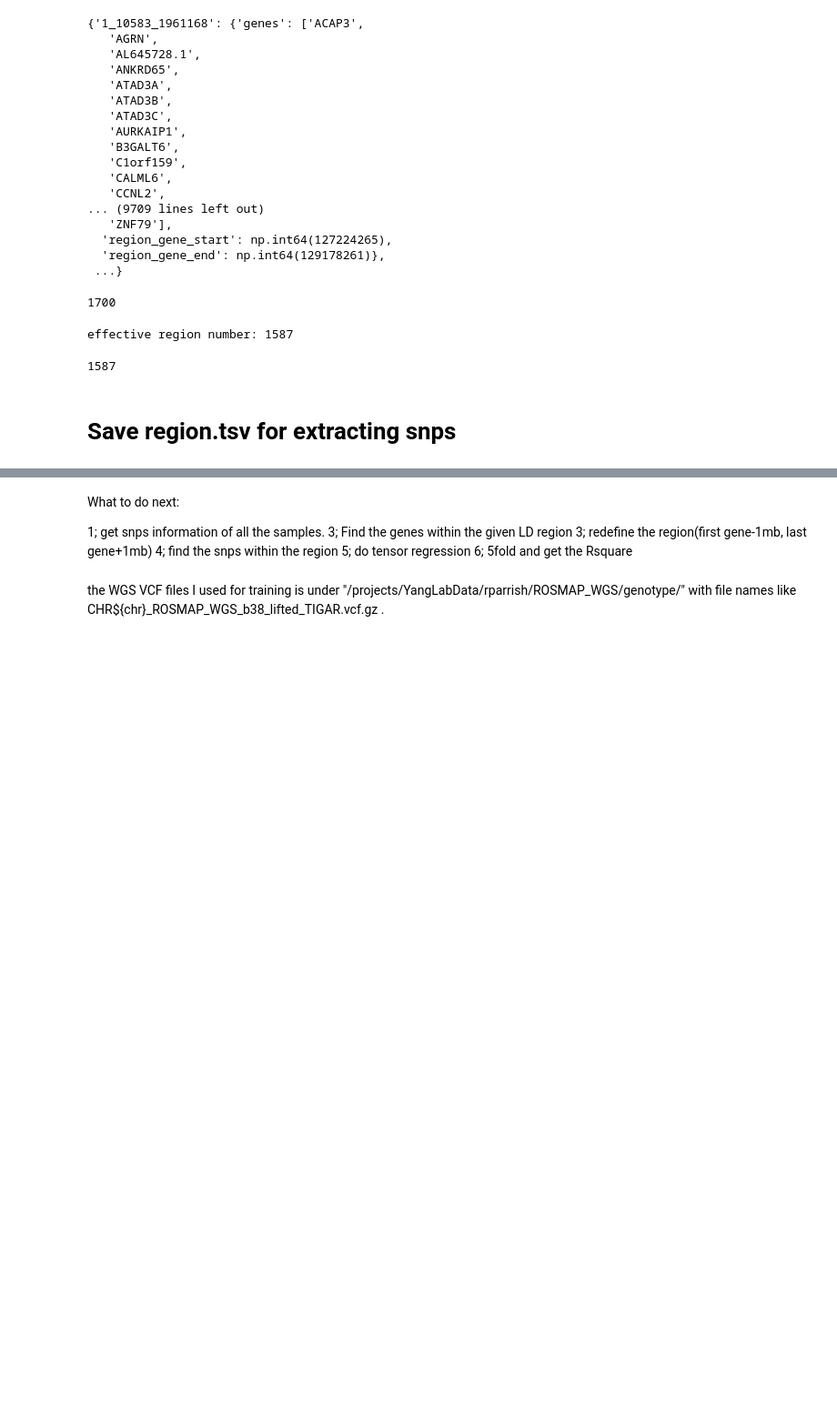
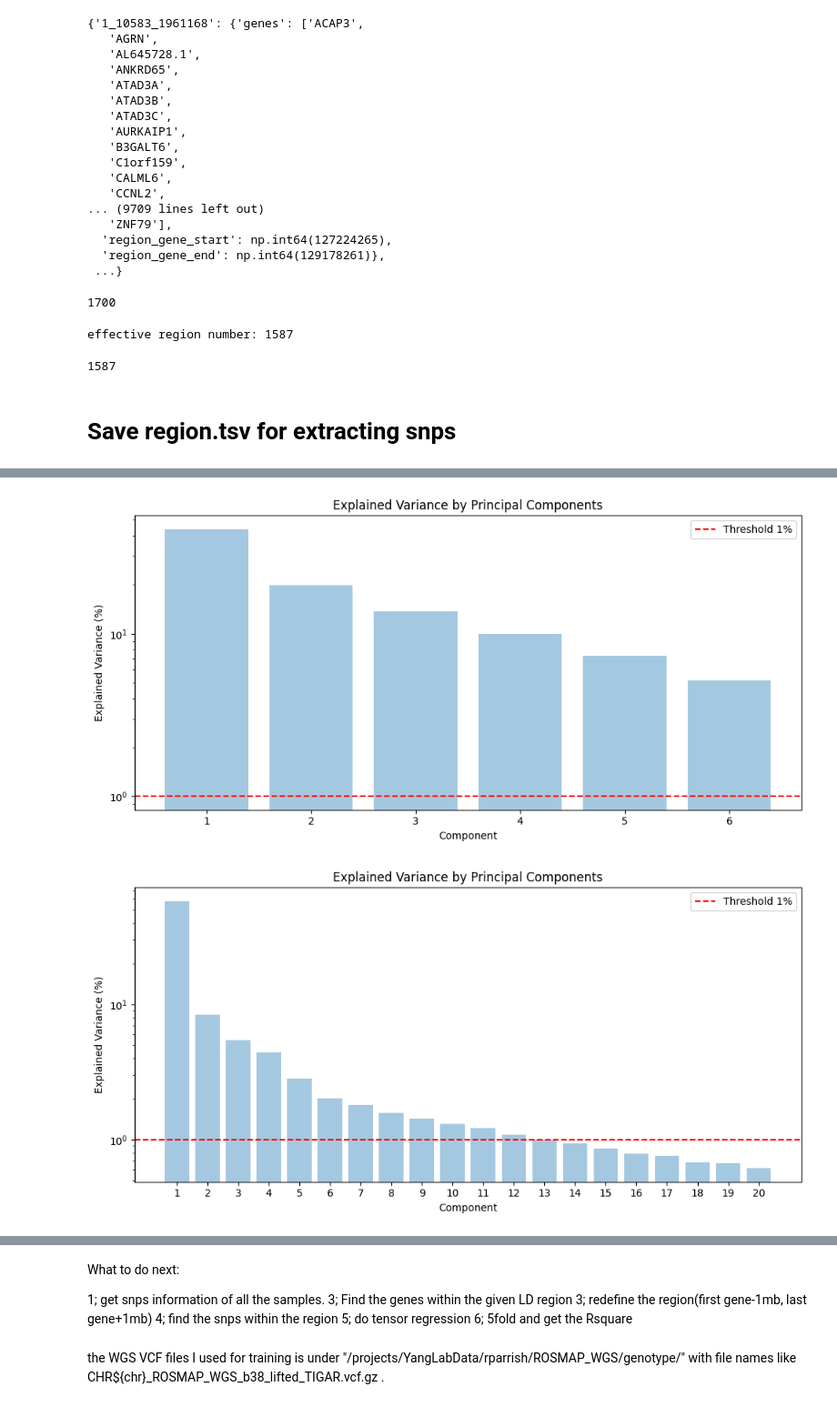
Before and after one commit to ChenRuilonggo/TRTWS, a Jupyter notebook: Draft.ipynb, the cells around one changed output, grey strips where cells are left out. Shown at 91% size. Saved outputs shown, nothing was run; the diff lists cells and outputs as text; code cells hidden in the pictures; blank space fills up the shorter version.

```diff
--- a/dataprocessing.ipynb
+++ b/Draft.ipynb
@@ -348,0 +543,7 @@ Use tabix and plink find snps within the expanded_region
+# %%
+from utils import run_tensor_regression
+region_id = "1_10583_1961168"
+All_cov = run_tensor_regression(region_id)
+# %% [output]
+[figure, added]
+[figure, added]
```
Also changed, not shown: parts of 23 cells of this notebook, 8 other files.
